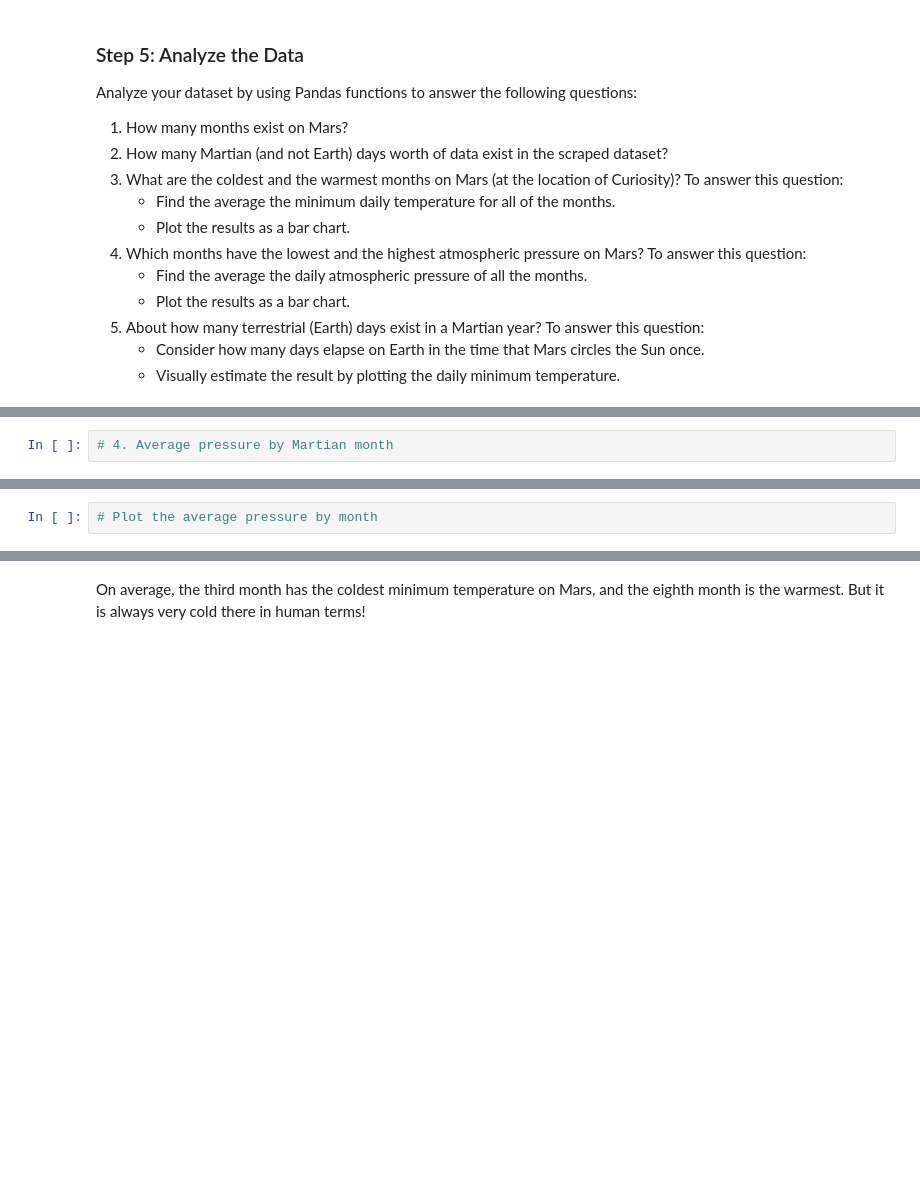
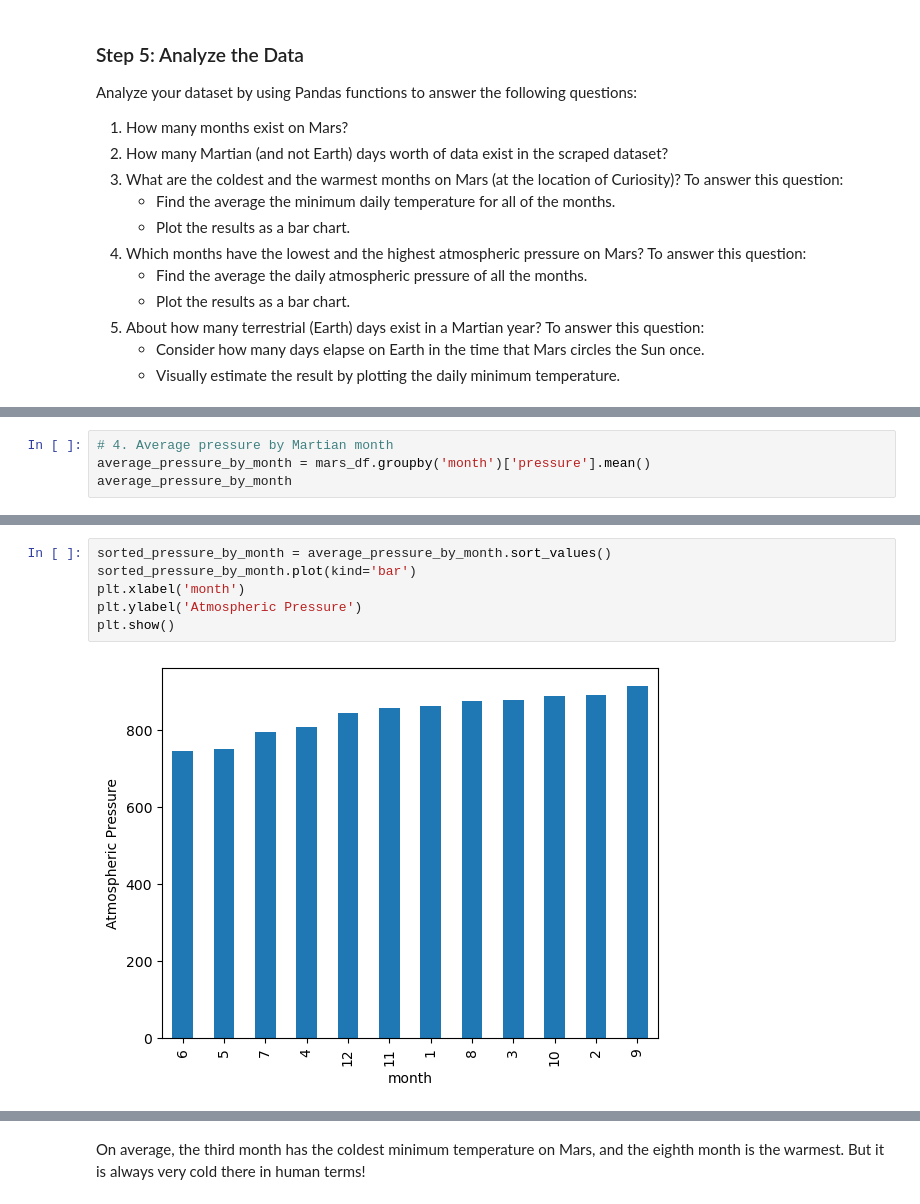
Before and after one commit to JohanaMarie/mars_webScraping, a Jupyter notebook: part_2_mars_weather.ipynb, the cells around one changed output, grey strips where cells are left out. Drawn from its saved outputs; the diff is of its cells as text; blank space fills up the shorter version.

```diff
--- a/part_2_mars_weather.ipynb
+++ b/part_2_mars_weather.ipynb
@@ -123,2 +198,4 @@ Analyze your dataset by using Pandas functions to answer the following questions
 # %%
 # 4. Average pressure by Martian month
+average_pressure_by_month = mars_df.groupby('month')['pressure'].mean()
+average_pressure_by_month
@@ -125,4 +217,10 @@ Analyze your dataset by using Pandas functions to answer the following questions
-# %%
-# Plot the average pressure by month
+# %%
+sorted_pressure_by_month = average_pressure_by_month.sort_values()
+sorted_pressure_by_month.plot(kind='bar')
+plt.xlabel('month')
+plt.ylabel('Atmospheric Pressure')
+plt.show()
+# %% [output]
+[figure, added]
 # %%
 # 5. How many terrestrial (earth) days are there in a Martian year?
```
Also changed, not shown: parts of 12 cells of this notebook, 1 other file.
